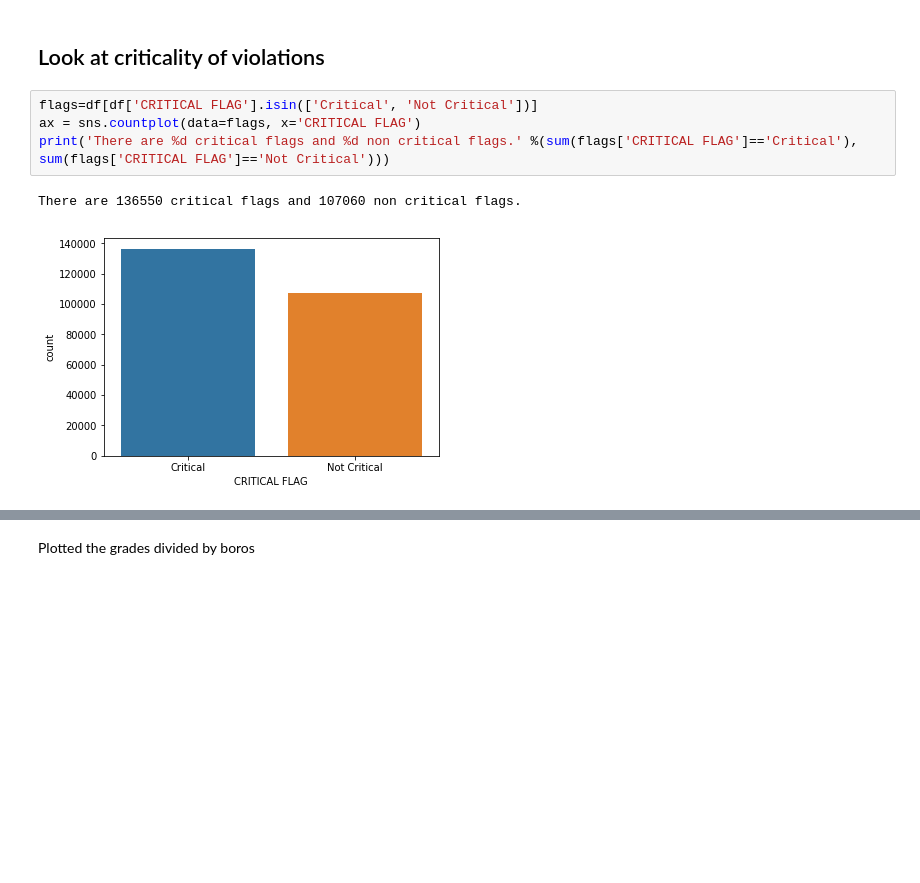
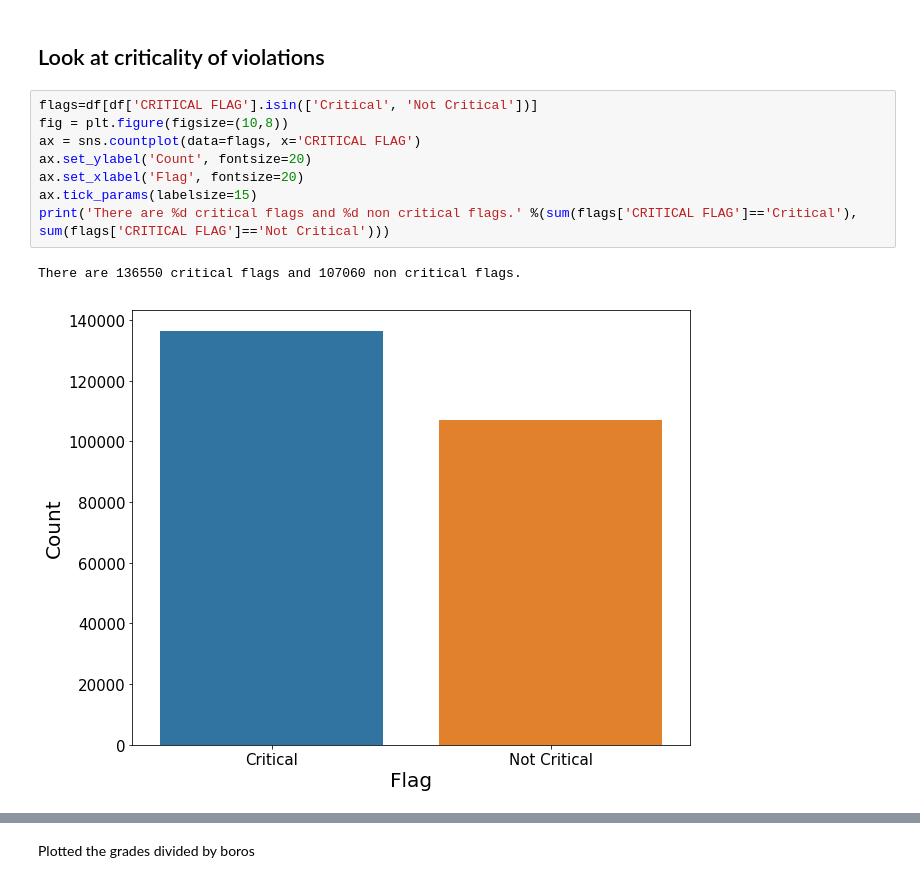
Before and after one commit to stefanopoggio/restaurant-inspection, a Jupyter notebook: Inspection_code.ipynb, the cells around one changed output, grey strips where cells are left out. Drawn from its saved outputs; the diff is of its cells as text; blank space fills up the shorter version.

Commit message:
Made graphs prettier

```diff
--- a/Inspection_code.ipynb
+++ b/Inspection_code.ipynb
@@ -66,9 +69,13 @@ df['VIOLATION TYPE'] = df['VIOLATION CODE'].map(viol_dict)
 ## Look at criticality of violations
 # %%
 flags=df[df['CRITICAL FLAG'].isin(['Critical', 'Not Critical'])]
+fig = plt.figure(figsize=(10,8))
 ax = sns.countplot(data=flags, x='CRITICAL FLAG')
+ax.set_ylabel('Count', fontsize=20)
+ax.set_xlabel('Flag', fontsize=20)
+ax.tick_params(labelsize=15)
 print('There are %d critical flags and %d non critical flags.' %(sum(flags['CRITICAL FLAG']=='Critical'), sum(flags['CRITICAL FLAG']=='Not Critical')))
 # %% [output]
 There are 136550 critical flags and 107060 non critical flags.
-[figure, old version]
+[figure, new version]
 # %%
```
Also changed, not shown: parts of 23 cells of this notebook.
